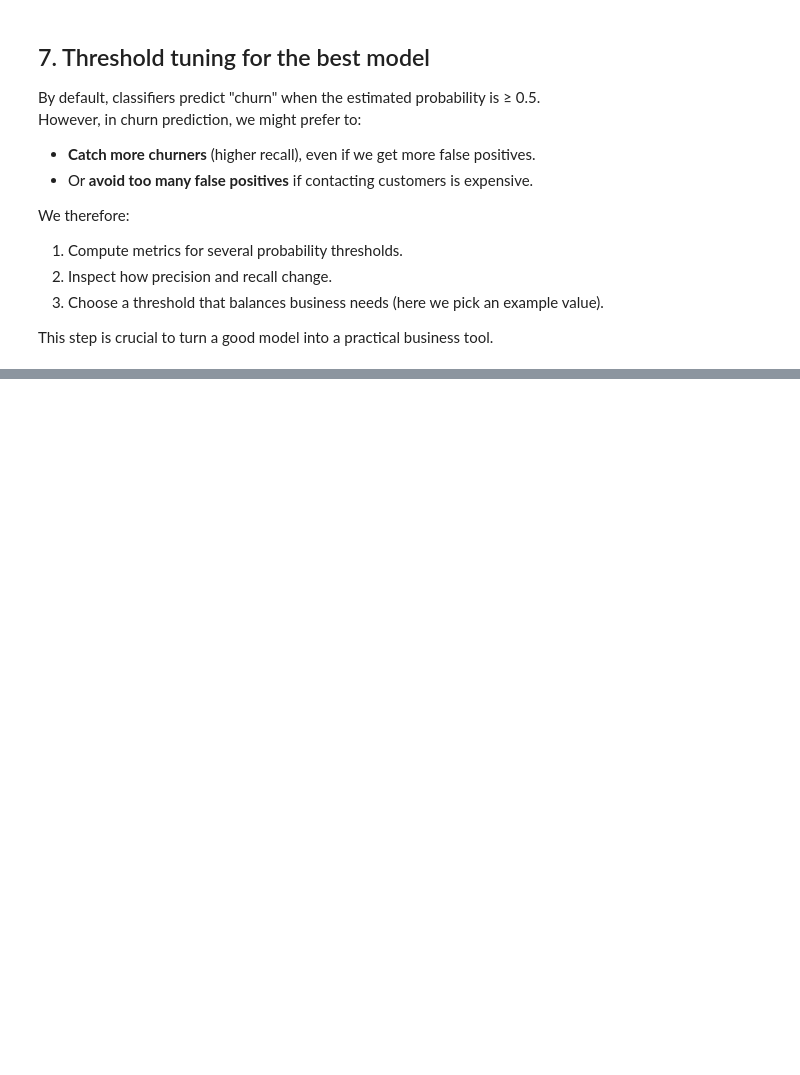
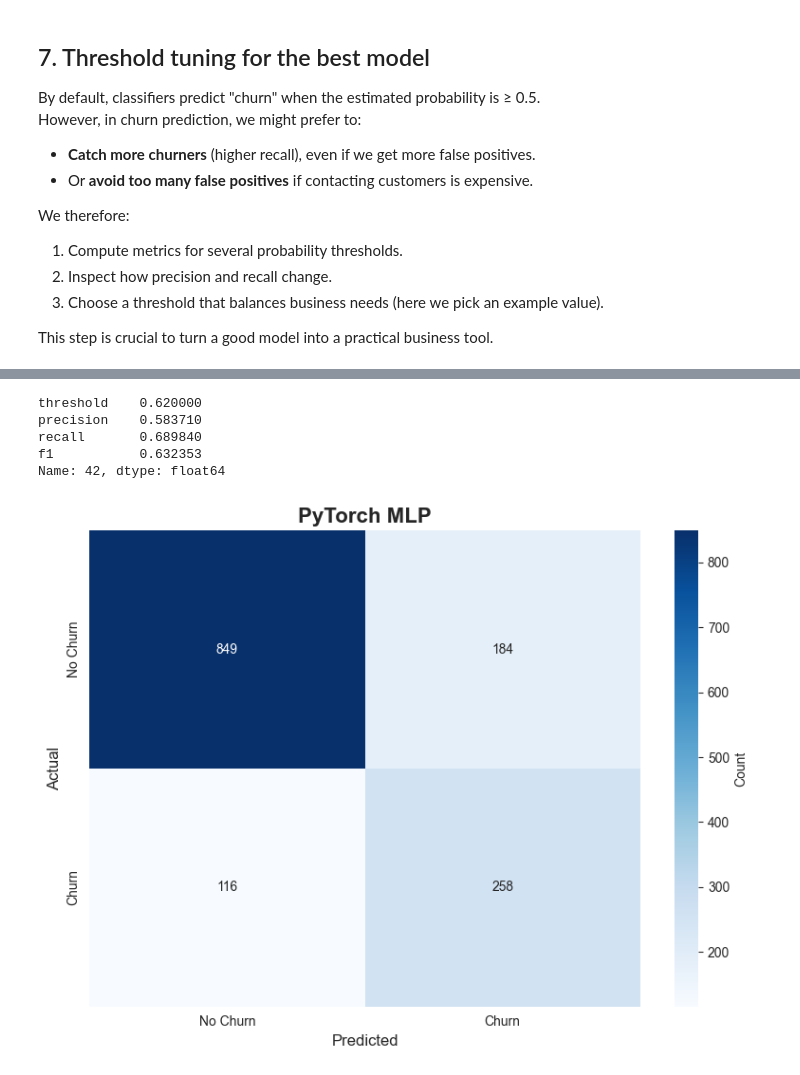
Before and after one commit to spraxx/churn-prediction-pipeline, a Jupyter notebook: churn-prediction-pipeline/notebooks/02_model_training.ipynb, the cells around one changed output, grey strips where cells are left out. Saved outputs shown, nothing was run; the diff lists cells and outputs as text; code cells hidden in the pictures; blank space fills up the shorter version.

```diff
--- a/churn-prediction-pipeline/notebooks/02_model_training.ipynb
+++ b/churn-prediction-pipeline/notebooks/02_model_training.ipynb
@@ -685,0 +908,19 @@ plot_confusion_matrix_pretty(
+# %%
+model.eval()
+with torch.no_grad():
+    logits = model(torch.tensor(X_test_proc, dtype=torch.float32)).squeeze(-1)
+    y_proba_mlp = torch.sigmoid(logits).cpu().numpy()
+
+thresholds = np.linspace(0.2, 0.8, 61)  # finer grid than before
+rows = []
+for t in thresholds:
+    y_pred_t = (y_proba_mlp >= t).astype(int)
+    rows.append({
+        "threshold": t,
+        "precision": precision_score(y_test, y_pred_t),
+        "recall": recall_score(y_test, y_pred_t),
+        "f1": f1_score(y_test, y_pred_t),
+    })
+
+thresh_mlp_df = pd.DataFrame(rows)
+thresh_mlp_df.head()
@@ -686,3 +934,22 @@ plot_confusion_matrix_pretty(
+# %%
+best_mlp_row = thresh_mlp_df.loc[thresh_mlp_df["f1"].idxmax()]
+BEST_MLP_THRESHOLD = best_mlp_row["threshold"]
+best_mlp_row
+# %% [output]
+threshold    0.620000
+precision    0.583710
+recall       0.689840
+f1           0.632353
+Name: 42, dtype: float64
+# %%
+y_test_pred_mlp = (y_proba_mlp >= BEST_MLP_THRESHOLD).astype(int)
+
+
+
+
+plot_confusion_matrix_pretty(y_test, y_test_pred_mlp, title="PyTorch MLP")
+# %% [output]
+[figure, added]
 # %% [markdown]
 ## 8. Conclusions
 
```
Also changed, not shown: parts of 25 cells of this notebook, 12 other files.
